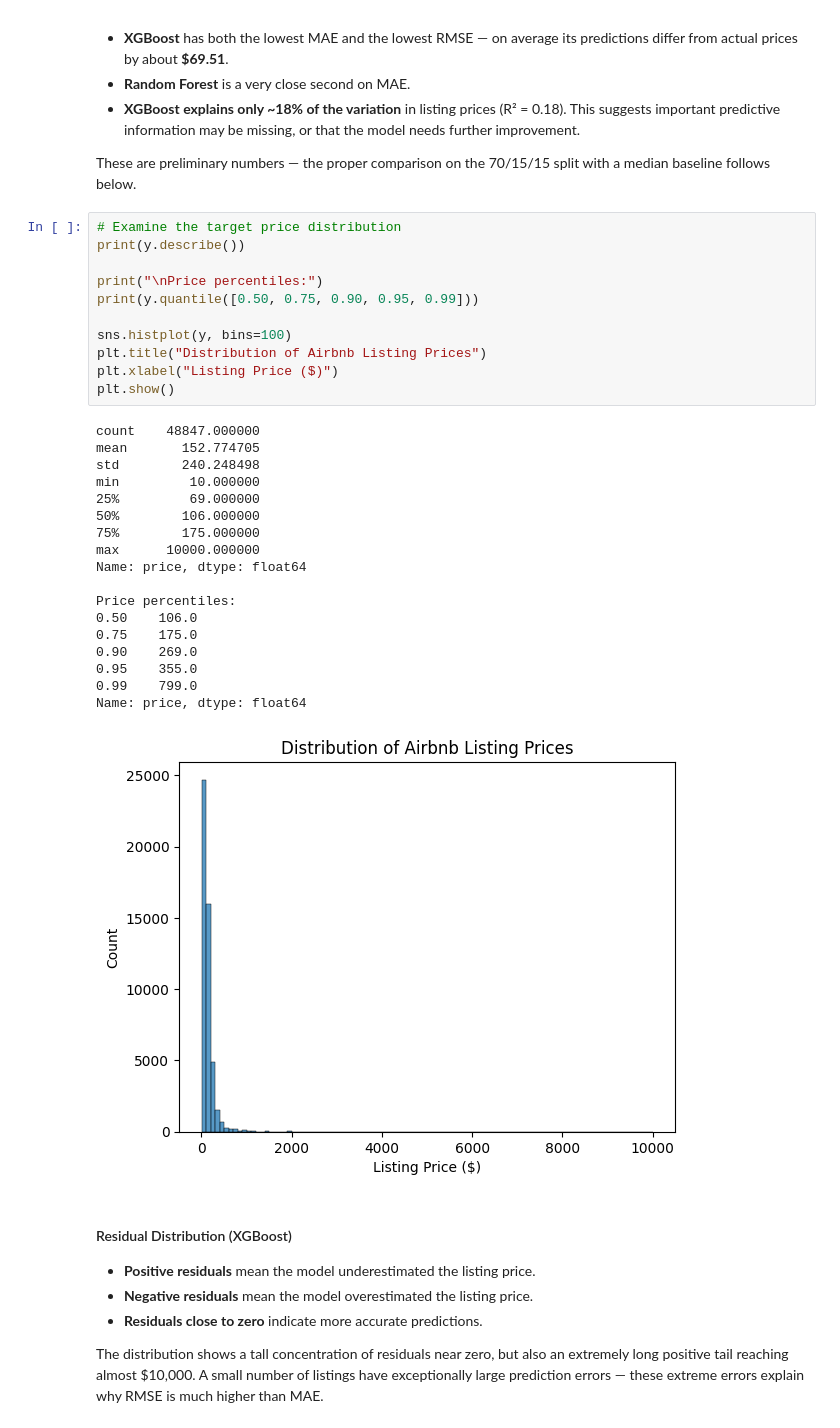
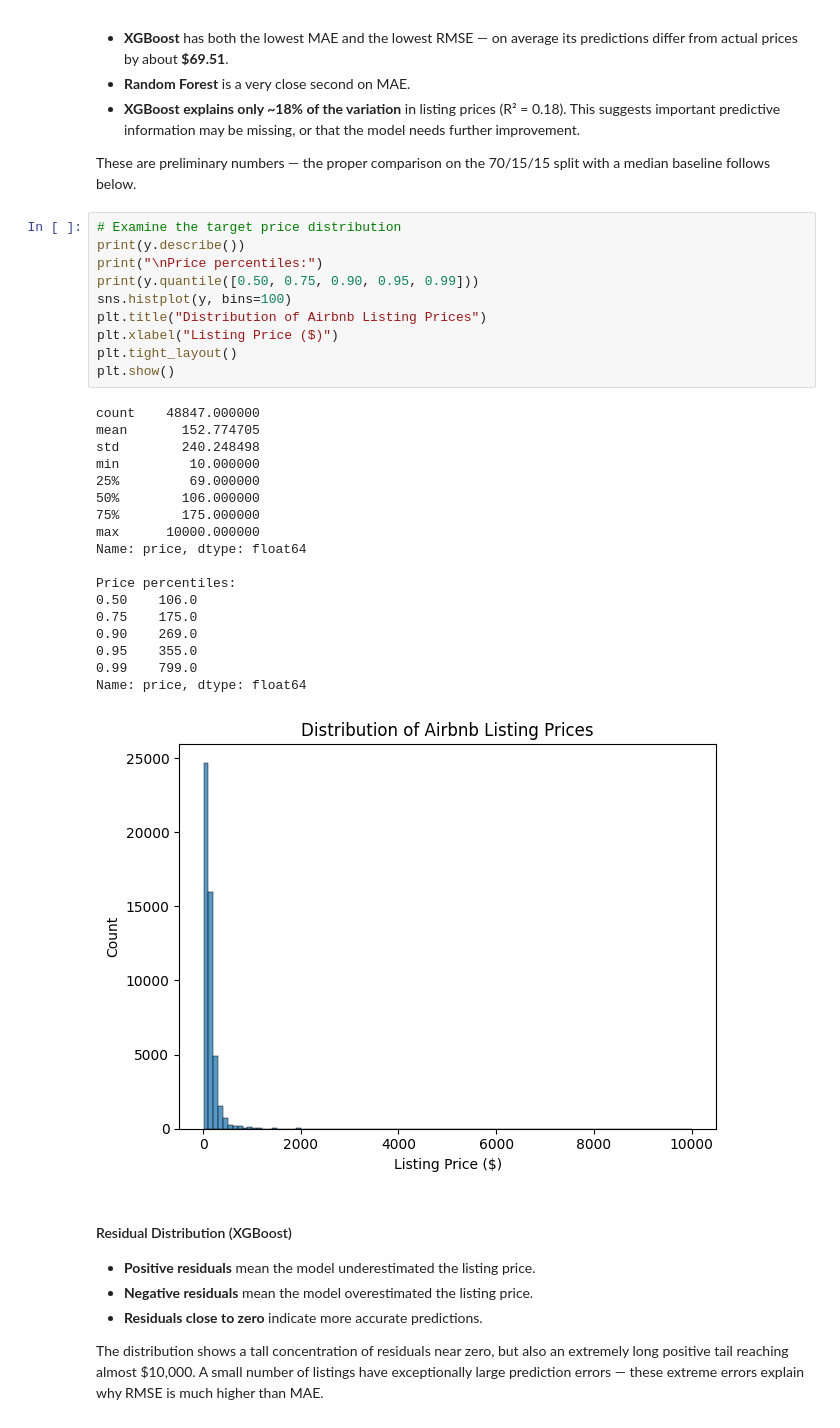
Before and after one commit to Messiri4/Airbnb_Predictor, a Jupyter notebook: Airbnb_Price_Prediction_updated.ipynb, the cells around one changed output. Cells and saved outputs as stored; diff of their text form.

```diff
--- a/Airbnb_Price_Prediction_updated.ipynb
+++ b/Airbnb_Price_Prediction_updated.ipynb
@@ -527,33 +537,32 @@ These are preliminary numbers — the proper comparison on the 70/15/15 split wi
 # %%
 # Examine the target price distribution
 print(y.describe())
-
 print("\nPrice percentiles:")
 print(y.quantile([0.50, 0.75, 0.90, 0.95, 0.99]))
-
 sns.histplot(y, bins=100)
 plt.title("Distribution of Airbnb Listing Prices")
 plt.xlabel("Listing Price ($)")
+plt.tight_layout()
 plt.show()
 # %% [output]
 count    48847.000000
 mean       152.774705
 std        240.248498
 min         10.000000
 25%         69.000000
 50%        106.000000
 75%        175.000000
 max      10000.000000
 Name: price, dtype: float64
 
 Price percentiles:
 0.50    106.0
 0.75    175.0
 0.90    269.0
 0.95    355.0
 0.99    799.0
 Name: price, dtype: float64
-[figure, old version]
+[figure, new version]
 # %% [markdown]
 
 #### Residual Distribution (XGBoost)
```
Also changed, not shown: parts of 10 cells of this notebook.
